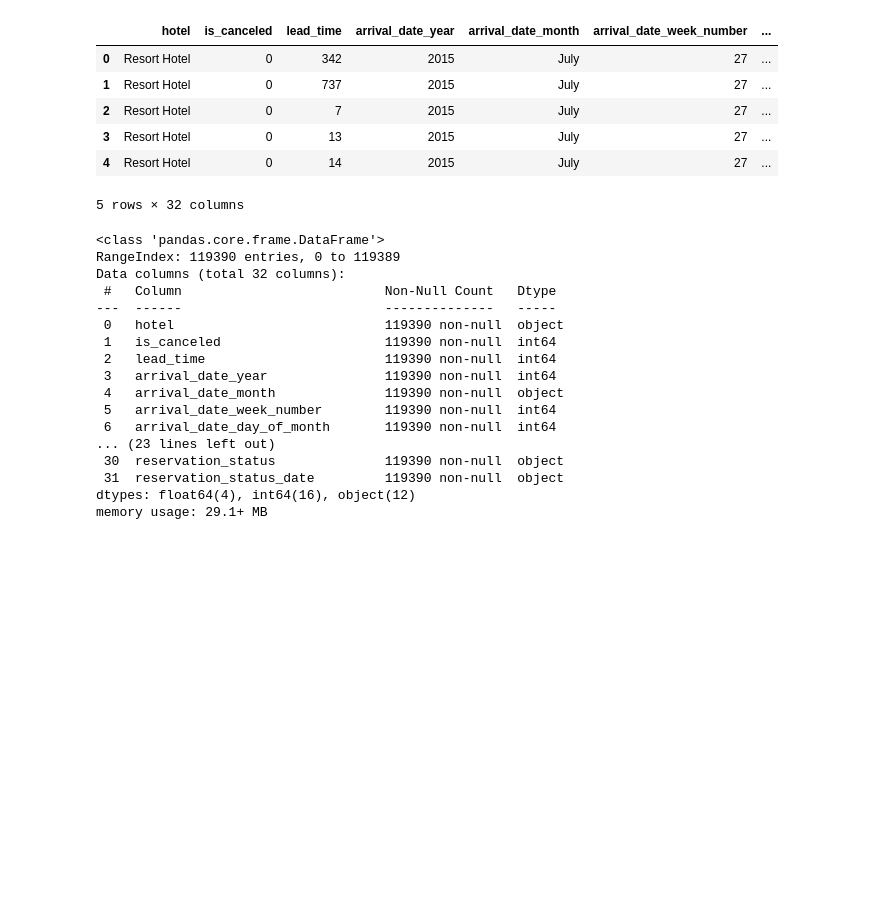
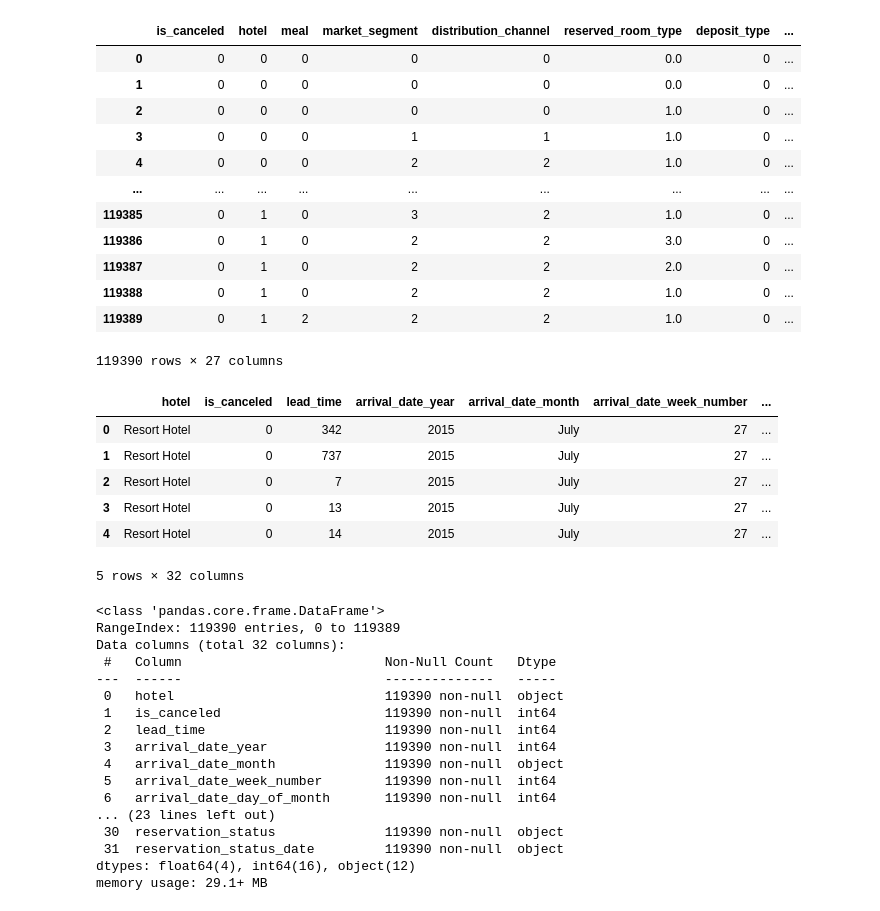
Before and after one commit to bonlycpe/Hotel-Booking-Cancellation-Prediction-Using-Decision-Tree, a Jupyter notebook: Little_Workspace/PreprocessingFunc.ipynb, the cells around one changed output. Drawn from its saved outputs; the diff is of its cells as text; code cells hidden in the pictures; blank space fills up the shorter version.

```diff
--- a/Little_Workspace/Preprocessing.ipynb
+++ b/Little_Workspace/PreprocessingFunc.ipynb
@@ -35,3 +116,19 @@ warnings.filterwarnings('ignore')
+# %%
+PreProcessingData(pd.read_csv(r'./hotel_bookings.csv'))
+# %% [output]
+|  | is_canceled | hotel | meal | market_segment | distribution_channel | reserved_room_type | deposit_type | ... |
+| 0 | 0 | 0 | 0 | 0 | 0 | 0.0 | 0 | ... |
+| 1 | 0 | 0 | 0 | 0 | 0 | 0.0 | 0 | ... |
+| 2 | 0 | 0 | 0 | 0 | 0 | 1.0 | 0 | ... |
+| 3 | 0 | 0 | 0 | 1 | 1 | 1.0 | 0 | ... |
+| 4 | 0 | 0 | 0 | 2 | 2 | 1.0 | 0 | ... |
+| ... | ... | ... | ... | ... | ... | ... | ... | ... |
+| 119385 | 0 | 1 | 0 | 3 | 2 | 1.0 | 0 | ... |
+| 119386 | 0 | 1 | 0 | 2 | 2 | 3.0 | 0 | ... |
+| 119387 | 0 | 1 | 0 | 2 | 2 | 2.0 | 0 | ... |
+| 119388 | 0 | 1 | 0 | 2 | 2 | 1.0 | 0 | ... |
+| 119389 | 0 | 1 | 2 | 2 | 2 | 1.0 | 0 | ... |
+119390 rows × 27 columns
 # %%
 df = pd.read_csv(r'./hotel_bookings.csv')
 df.head()
```
Also changed, not shown: parts of 32 cells of this notebook, 2 other files.
